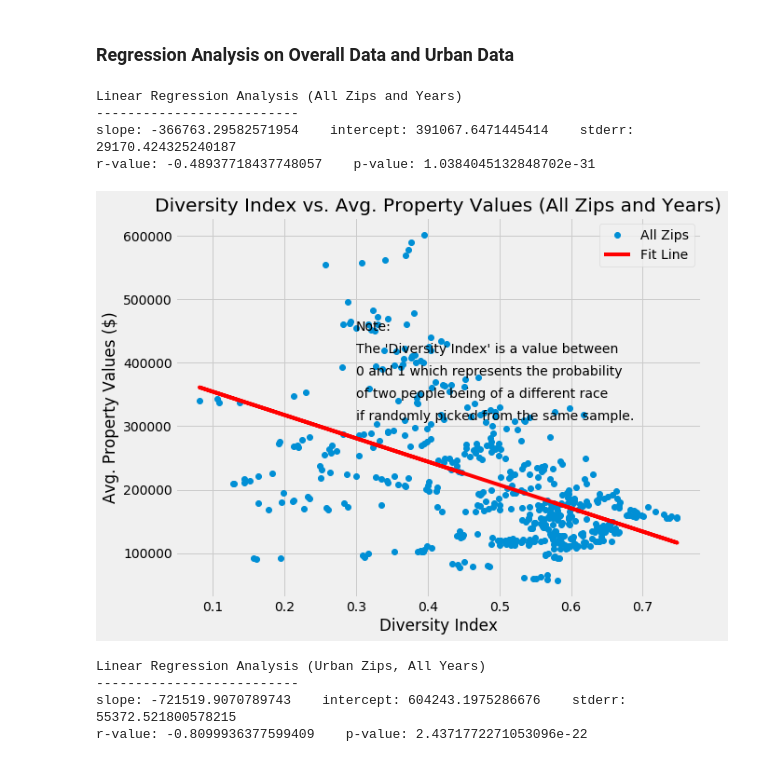
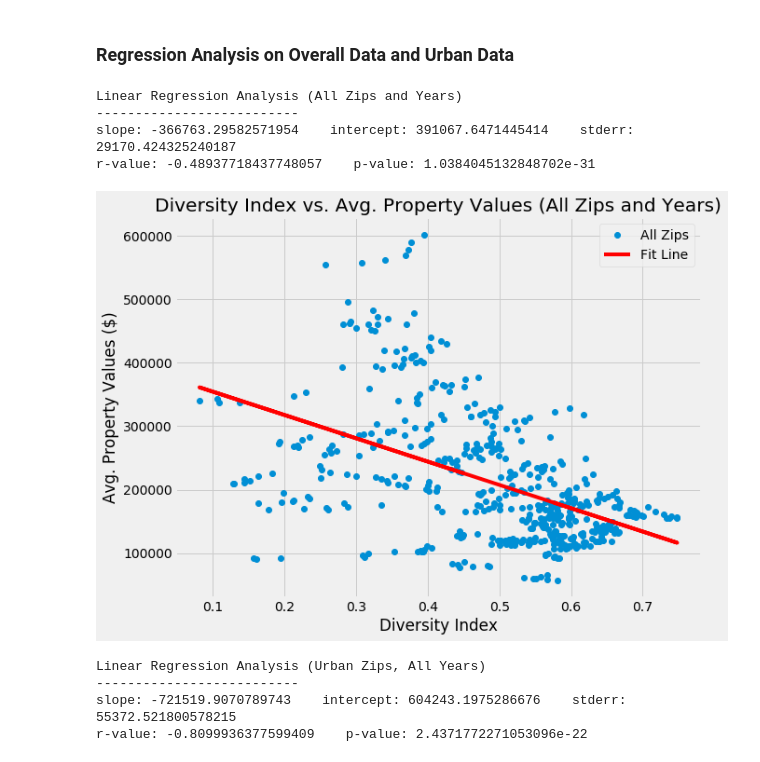
Before and after one commit to tjkulbeth/Property-Values-and-Diversity-of-Austin, a Jupyter notebook: 02-Eric-Regression-Analysis.ipynb, the cells around one changed output. Saved outputs shown, nothing was run; the diff lists cells and outputs as text; code cells hidden in the pictures.

```diff
--- a/02-Eric-Regression-Analysis.ipynb
+++ b/02-Eric-Regression-Analysis.ipynb
@@ -235,30 +235,30 @@ plt.show()
 # %%
 slope, intercept, r_value, p_value, std_err = stats.linregress(merge_data['Diversity Index'], merge_data['Value'])
 all_fit = slope * merge_data['Diversity Index'] + intercept
 print("Linear Regression Analysis (All Zips and Years)")
 print("--------------------------")
 print(f"slope: {slope}    intercept: {intercept}    stderr: {std_err}")
 print(f"r-value: {r_value}    p-value: {p_value}")
 
 plt.plot(merge_data['Diversity Index'], merge_data['Value'], 'o', label="All Zips")
 plt.plot(merge_data['Diversity Index'], all_fit, 'r', label='Fit Line')
 plt.xlabel("Diversity Index")
 plt.ylabel("Avg. Property Values ($)")
 plt.title("Diversity Index vs. Avg. Property Values (All Zips and Years)")
 #plt.text(.3, 450000, "Note:")
 #plt.text(.3, 415000, "The 'Diversity Index' is a value between")
 #plt.text(.3, 380000, "0 and 1 which represents the probability")
-plt.text(.3, 345000, "of two people being of a different race")
-plt.text(.3, 310000, "if randomly picked from the same sample.")
+#plt.text(.3, 345000, "of two people being of a different race")
+#plt.text(.3, 310000, "if randomly picked from the same sample.")
 plt.legend()
 plt.savefig("images/02-07-eric-regression-all.png")
 plt.show()
 # %% [output]
 Linear Regression Analysis (All Zips and Years)
 --------------------------
 slope: -366763.29582571954    intercept: 391067.6471445414    stderr: 29170.424325240187
 r-value: -0.48937718437748057    p-value: 1.0384045132848702e-31
-[figure, old version]
+[figure, new version]
 # %%
 slope, intercept, r_value, p_value, std_err = stats.linregress(urban_di, urban_value)
 urban_fit = slope * urban_di + intercept
```
Also changed, not shown: 1 other file.
